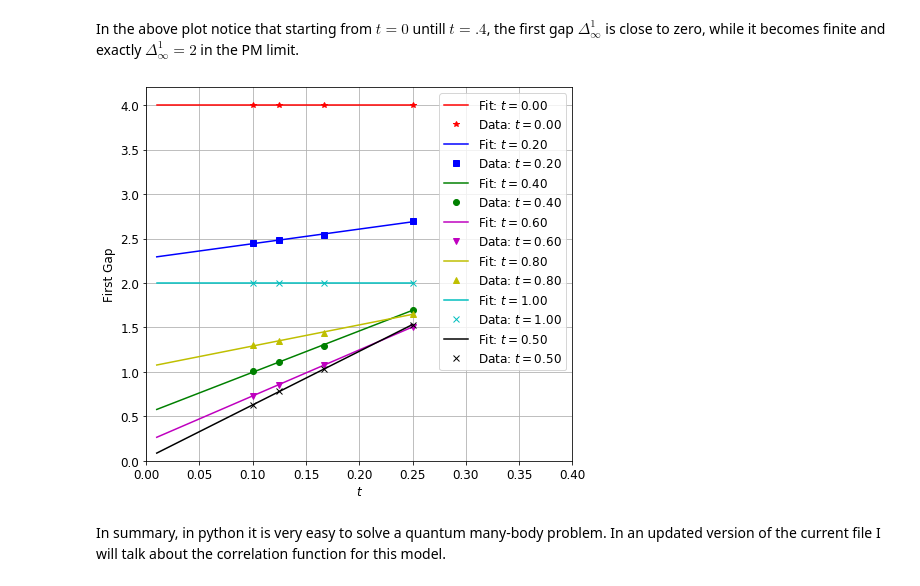
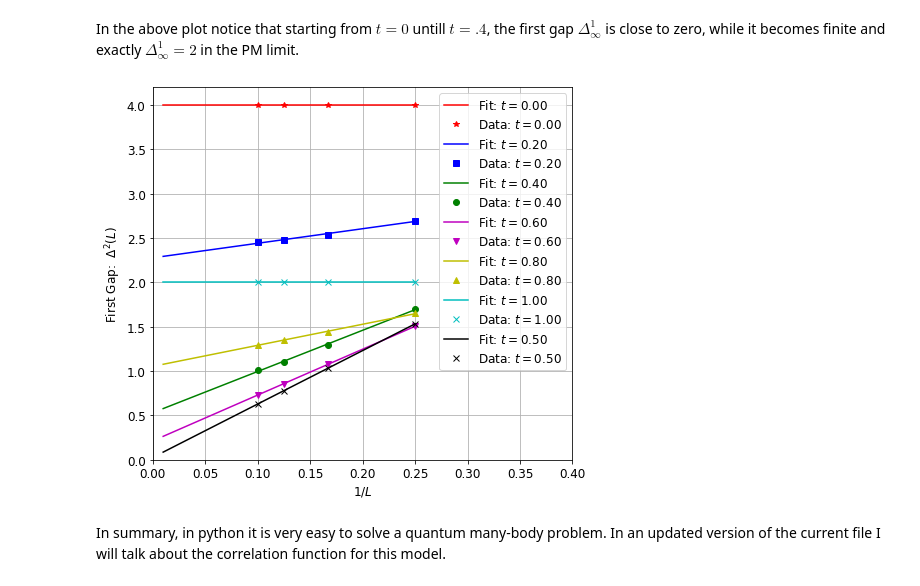
Before and after one commit to animeshnanda1/Exact_diagonalization_spin_half, a Jupyter notebook: exact_diagonalization_1d_tfim.ipynb, the cells around one changed output. Saved outputs shown, nothing was run; the diff lists cells and outputs as text; code cells hidden in the pictures.

```diff
--- a/exact_diagonalization_1d_tfim.ipynb
+++ b/exact_diagonalization_1d_tfim.ipynb
@@ -151,7 +151,7 @@ var_m=np.ndarray(shape=(len(t_arr),2))
 
 for j in range(len(t_arr)):
     for k in range(2):
-        popt,pcov=curve_fit(lin_fit,1./L_arr,gap[j,:,k+1],bounds=([-np.inf,0],np.inf))
+        popt,pcov=curve_fit(lin_fit,1./L_arr,gap[j,:,k+1],bounds=([0,0],[np.inf,np.inf]))
         intercept[j,k],var_int[j,k]=popt[1],pcov[1,1]
         m[j,k],var_m[j,k]=popt[0],pcov[0,0]
 # %%
@@ -203,29 +207,29 @@ In the above plot notice that starting from $t=0$ untill $t=.4$, the first gap $
 # %%
 plt.figure(figsize=(7,6))
 plt.xlim(0,.4)
 plt.ylim(0,4.2)
 color=['r','b','g','m','y','c','k']
 marker=['*','s','o','v','^','x',]
 
 for j in range(0,len(t_arr),4):
     y_arr=lin_fit((1./newL_arr),m[j,1],intercept[j,1])
     plt.plot((1./newL_arr),y_arr,'-',color=color[j//4],label='Fit: $t=$%.2f'%(t_arr[j]))
     plt.plot((1./L_arr),gap[j,:,2],'%s'%(marker[j//4]),color=color[j//4],label='Data: $t=$%.2f'%(t_arr[j]))
 
 j=10
 y_arr=lin_fit((1./newL_arr),m[j,1],intercept[j,1])
 plt.plot((1./newL_arr),y_arr,'-',color='k',label='Fit: $t=$%.2f'%(t_arr[j]))
 plt.plot((1./L_arr),gap[j,:,2],'%s'%('x'),color='k',label='Data: $t=$%.2f'%(t_arr[j]))
 
-plt.xlabel('$t$',fontsize=fs)
-plt.ylabel('First Gap',fontsize=fs)
+plt.xlabel('$1/L$',fontsize=fs)
+plt.ylabel('First Gap:  $\Delta^2(L)$',fontsize=fs)
 plt.xticks(fontsize=fs)
 plt.yticks(fontsize=fs)
 plt.legend(loc='upper right',fontsize=fs)
 plt.grid()
 plt.tight_layout()
 plt.show()
 # %% [output]
-[figure, old version]
+[figure, new version]
 # %% [markdown]
 In summary, in python it is very easy to solve a quantum many-body problem. In an updated version of the current file I will talk about the correlation function for this model.
```
Also changed, not shown: parts of 5 cells of this notebook.
